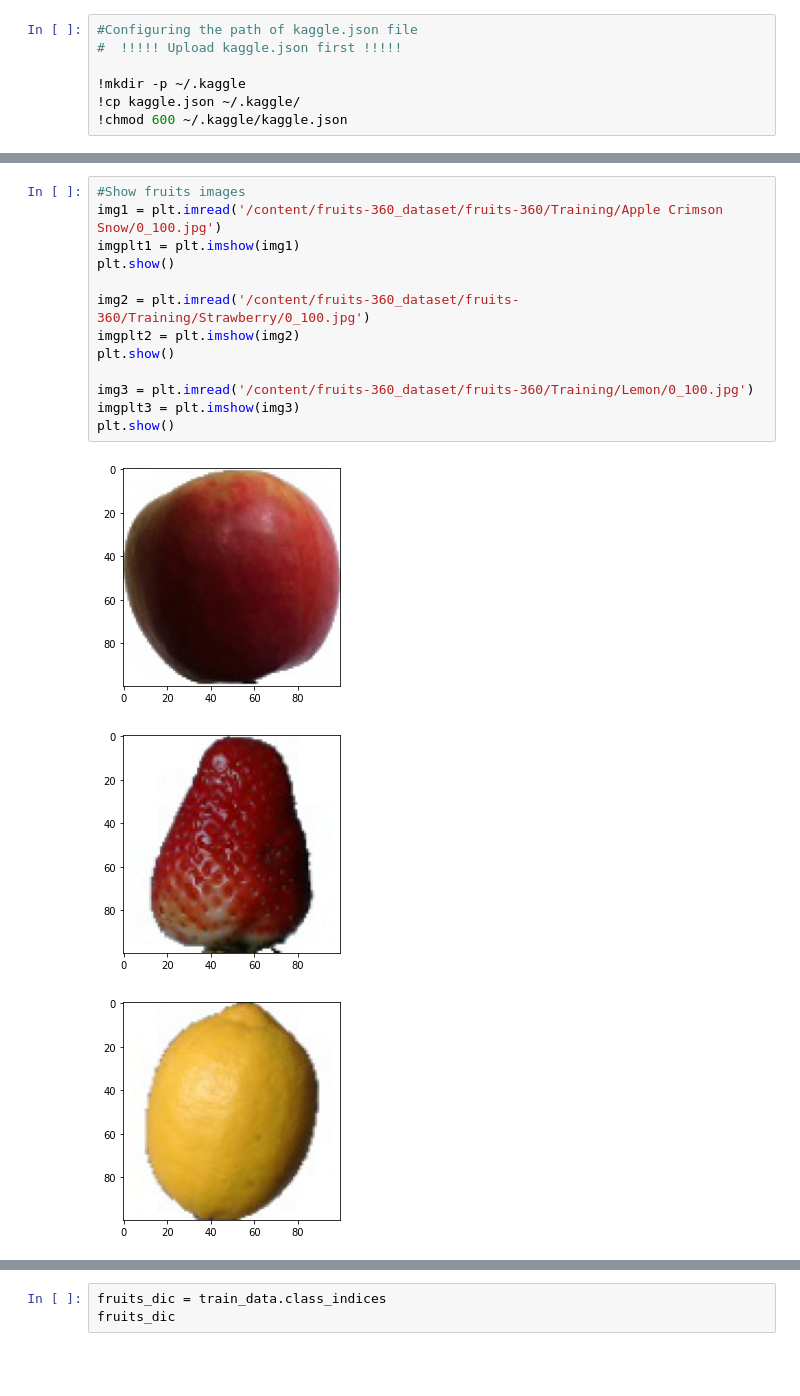
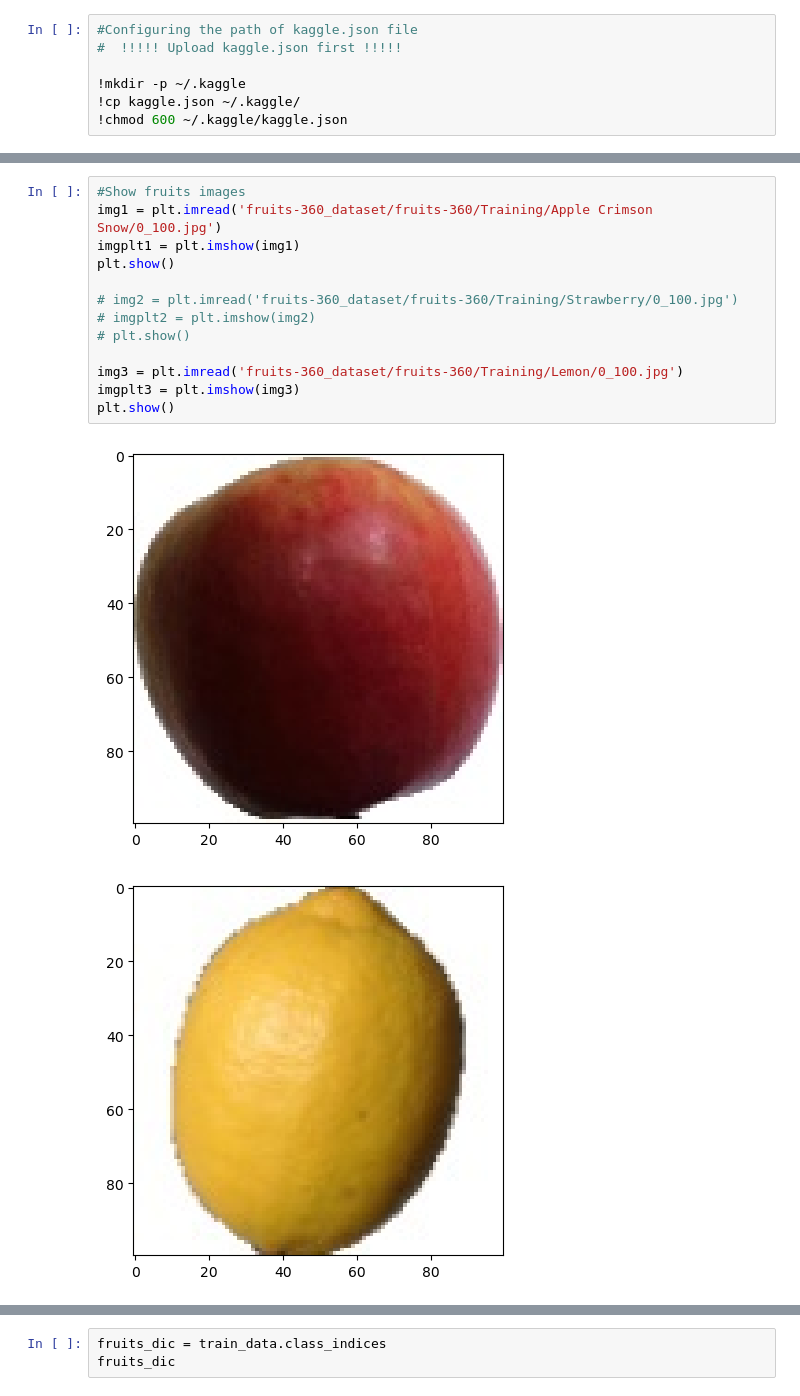
Before and after one commit to NervOUs11/Fruits_and_Vegetables, a Jupyter notebook: FruitAndVegetable.ipynb, the cells around one changed output, grey strips where cells are left out. Cells and saved outputs as stored; diff of their text form; blank space fills up the shorter version.

```diff
--- a/FruitAndVegetable.ipynb
+++ b/FruitAndVegetable.ipynb
@@ -30,20 +32,19 @@ with ZipFile(dataset,'r') as zip:
   zip.extractall()
 # %%
 #Show fruits images
-img1 = plt.imread('/content/fruits-360_dataset/fruits-360/Training/Apple Crimson Snow/0_100.jpg')
+img1 = plt.imread('fruits-360_dataset/fruits-360/Training/Apple Crimson Snow/0_100.jpg')
 imgplt1 = plt.imshow(img1)
 plt.show()
 
-img2 = plt.imread('/content/fruits-360_dataset/fruits-360/Training/Strawberry/0_100.jpg')
-imgplt2 = plt.imshow(img2)
-plt.show()
+# img2 = plt.imread('fruits-360_dataset/fruits-360/Training/Strawberry/0_100.jpg')
+# imgplt2 = plt.imshow(img2)
+# plt.show()
 
-img3 = plt.imread('/content/fruits-360_dataset/fruits-360/Training/Lemon/0_100.jpg')
+img3 = plt.imread('fruits-360_dataset/fruits-360/Training/Lemon/0_100.jpg')
 imgplt3 = plt.imshow(img3)
 plt.show()
 # %% [output]
-[figure, old version]
+[figure, new version]
-[figure, old version]
+[figure, new version]
-[figure, removed]
 # %%
 #Prepare dataset
```
Also changed, not shown: parts of 9 cells of this notebook.
